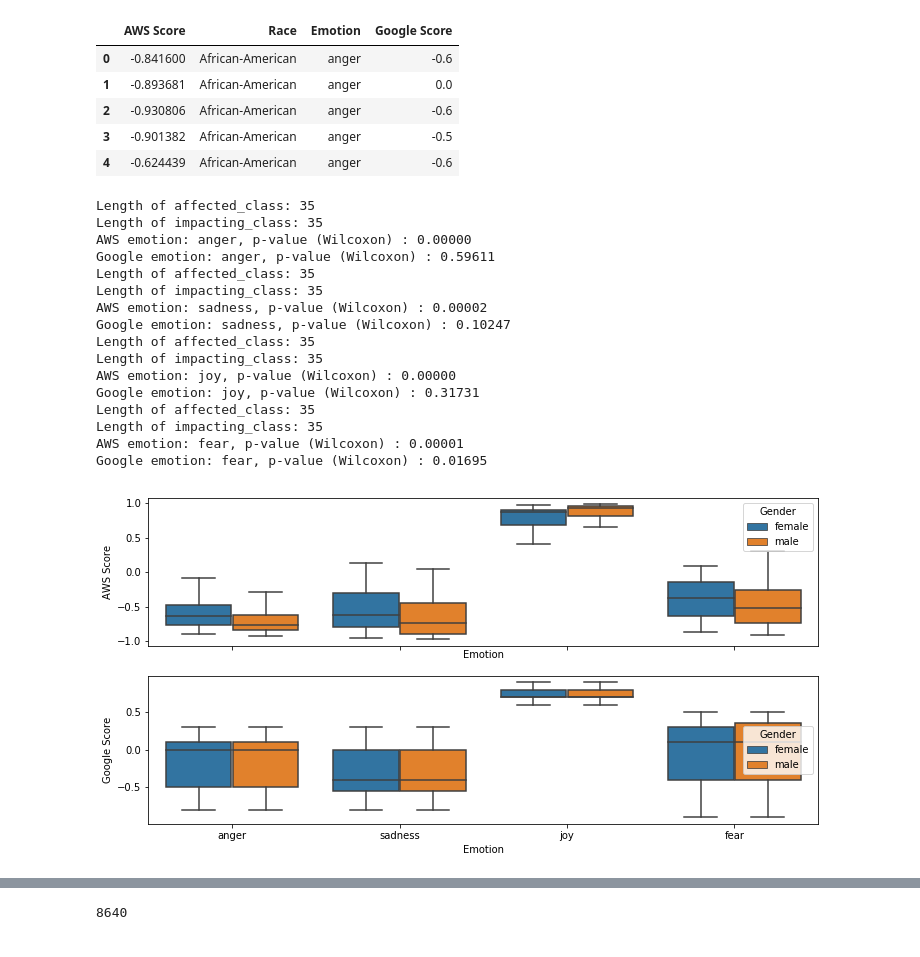
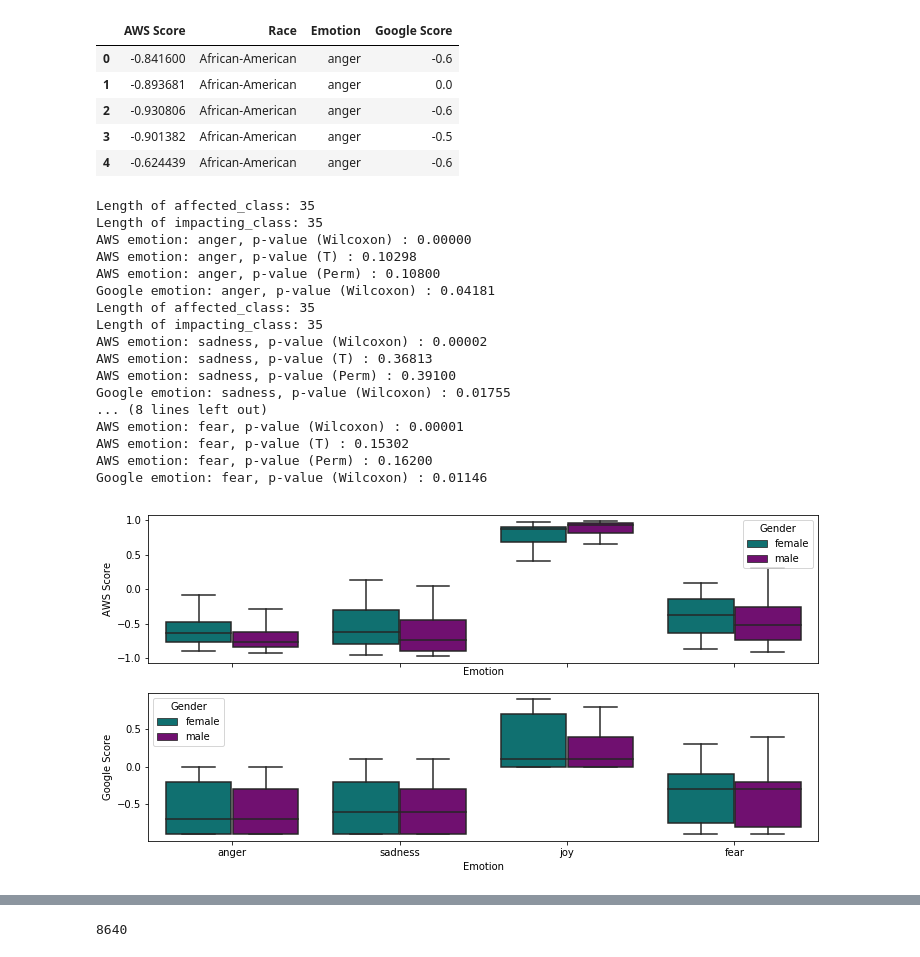
Before and after one commit to charlescearl/EquityInSentiment, a Jupyter notebook: Evaluate Sentiment Bias.ipynb, the cells around one changed output, grey strips where cells are left out. Drawn from its saved outputs; the diff is of its cells as text; code cells hidden in the pictures.

Commit message:
Updated display of data.

```diff
--- a/Evaluate Sentiment Bias.ipynb
+++ b/Evaluate Sentiment Bias.ipynb
@@ -9,7 +10,9 @@ import seaborn as sns
 # %%
 _AWS_GOOGLE_SCORE_DF_FILE = './data/complete_set_sentiment_scores.csv'
+_AWS_GOOGLE_SCORE_UPDATED_FILE = './data/updated_complete_set_sentiment_scores.csv'
 # %%
 emotion_df = pds.read_csv(_AWS_GOOGLE_SCORE_DF_FILE)
+updated_emotion_df = pds.read_csv(_AWS_GOOGLE_SCORE_UPDATED_FILE)
 # %%
 emotion_df[:2]
 # %% [output]
@@ -41,8 +45,7 @@ def stars(p):
     else:
         return "No significant difference"
 # %%
-def create_bias_df(basis):
-    """Calculate p-values for the racial pairings, and put in a uniform data frame."""
+def create_sentiment_df(basis, df=emotion_df):
     """Calculate p-values for the racial pairings, and put in a uniform data frame."""
     deltas = []
     frames = []
@@ -52,16 +55,15 @@ def create_bias_df(basis):
     cols = _RACE_COLUMNS if basis == 'Race' else _GENDER_COLUMNS
     affected_class = 'African-American' if basis == 'Race' else 'female'
     impacting_class = 'European' if basis == 'Race' else 'male'
-    ac_probs_df = emotion_df[cols][emotion_df[basis] == affected_class]
-    ic_probs_df = emotion_df[cols][emotion_df[basis] == impacting_class]
+    ac_probs_df = df[cols][df[basis] == affected_class]
+    ic_probs_df = df[cols][df[basis] == impacting_class]
     probs_df = pds.merge(ac_probs_df, ic_probs_df, on=merge_cols, how='inner')
     probs_df = probs_df[probs_df['Emotion word'].notnull()]
     probs_df_filtered = probs_df.drop_duplicates(subset=['ID_x'], inplace=False, keep='first').drop_duplicates(subset=['ID_y'], inplace=False, keep='first')
     for idx, emotion in enumerate(_EMOTIONS):
         #ax = axes[idx]
         em = probs_df_filtered[(probs_df_filtered['Emotion'] == emotion)]
-        columns=[basis, 'AWS Score', 'Google Score', 'Emotion']
-
+        em = em.sample(len(em), random_state=20)
         display_df = pds.DataFrame(index=range(0, 2*len(em)), )
         aa_scores = combine_aws_scores(em[em[f'{basis}_x'] == affected_class], 'x')
         print(f"Length of affected_class: {len(aa_scores)}")
@@ -75,6 +77,10 @@ def create_bias_df(basis):
         display_df.loc[:, 'Emotion'] = emotion
         _, p = wilcoxon(aa_scores, eu_scores, )
         print('AWS emotion: {}, p-value (Wilcoxon) : {:.5f}'.format(emotion, p))
+        _, p = ttest_ind(aa_scores, eu_scores, )
+        print('AWS emotion: {}, p-value (T) : {:.5f}'.format(emotion, p))
+        p = permutation_test(aa_scores, eu_scores, method="approximate", num_rounds=1000, seed=20)
+        print('AWS emotion: {}, p-value (Perm) : {:.5f}'.format(emotion, p))
         delta = (aa_scores - eu_scores).mean()
         disparity = f'{affected_class}/{impacting_class}'
         deltas.append({'Emotion': emotion, 'Platform': 'AWS', 'p-value': p, 'Disparity': disparity, 'delta': delta})
@@ -112,14 +118,18 @@ def create_bias_df(basis):
         #else:
         #     ax.set_ylabel('', rotation=0,)
 
-
-    combined_data = pds.concat(frames, ignore_index=True)
-    combined_data['AWS Score'] = combined_data['AWS Score'].astype(float)
-    sns.boxplot(data=combined_data, x='Emotion', y='AWS Score', hue=basis, showfliers=False, ax=axes[0])
-    axes[0].set_ylabel('AWS Score')
-    combined_data['Google Score'] = combined_data['Google Score'].astype(float)
-    sns.boxplot(data=combined_data, x='Emotion', y='Google Score', hue=basis, showfliers=False, ax=axes[1])
-    axes[1].set_ylabel('Google Score')
-    #sns.swarmplot(data=combined_data, x='Emotion', y='Score', hue='Race')
+    with sns.color_palette("colorblind"):
+        sns.set_color_codes()
+        local_palette = ['g', 'm'] if basis == 'Race' else ['teal', 'purple']
+        combined_data = pds.concat(frames, ignore_index=True)
+        combined_data['AWS Score'] = combined_data['AWS Score'].astype(float)
+        sns.boxplot(data=combined_data, x='Emotion', y='AWS Score', hue=basis, showfliers=False,
+                    ax=axes[0], palette=local_palette)
+        axes[0].set_ylabel('AWS Score')
+        combined_data['Google Score'] = combined_data['Google Score'].astype(float)
+        sns.boxplot(data=combined_data, x='Emotion', y='Google Score', hue=basis, showfliers=False, ax=axes[1],
+                   palette=local_palette)
+        axes[1].set_ylabel('Google Score')
+        #sns.swarmplot(data=combined_data, x='Emotion', y='Score', hue='Race')
     return combined_data, pds.DataFrame.from_dict(deltas)
 # %%
@@ -152,22 +163,23 @@ race_combined_data[:5]
 | 3 | -0.901382 | African-American | anger | -0.5 |
 | 4 | -0.624439 | African-American | anger | -0.6 |
 # %%
-gender_combined_data, gender_bias_uniform_df = create_bias_df('Gender')
+gender_combined_data, gender_bias_uniform_df = create_sentiment_df('Gender', df=updated_emotion_df)
 # %% [output]
 Length of affected_class: 35
 Length of impacting_class: 35
 AWS emotion: anger, p-value (Wilcoxon) : 0.00000
-Google emotion: anger, p-value (Wilcoxon) : 0.59611
+AWS emotion: anger, p-value (T) : 0.10298
+AWS emotion: anger, p-value (Perm) : 0.10800
+Google emotion: anger, p-value (Wilcoxon) : 0.04181
 Length of affected_class: 35
 Length of impacting_class: 35
 AWS emotion: sadness, p-value (Wilcoxon) : 0.00002
-Google emotion: sadness, p-value (Wilcoxon) : 0.10247
-Length of affected_class: 35
-Length of impacting_class: 35
-AWS emotion: joy, p-value (Wilcoxon) : 0.00000
-Google emotion: joy, p-value (Wilcoxon) : 0.31731
-Length of affected_class: 35
-Length of impacting_class: 35
+AWS emotion: sadness, p-value (T) : 0.36813
+AWS emotion: sadness, p-value (Perm) : 0.39100
+Google emotion: sadness, p-value (Wilcoxon) : 0.01755
+... (8 lines left out)
 AWS emotion: fear, p-value (Wilcoxon) : 0.00001
-Google emotion: fear, p-value (Wilcoxon) : 0.01695
+AWS emotion: fear, p-value (T) : 0.15302
+AWS emotion: fear, p-value (Perm) : 0.16200
+Google emotion: fear, p-value (Wilcoxon) : 0.01146
-[figure, old version]
+[figure, new version]
```
Also changed, not shown: parts of 20 cells of this notebook, 1 other file.
